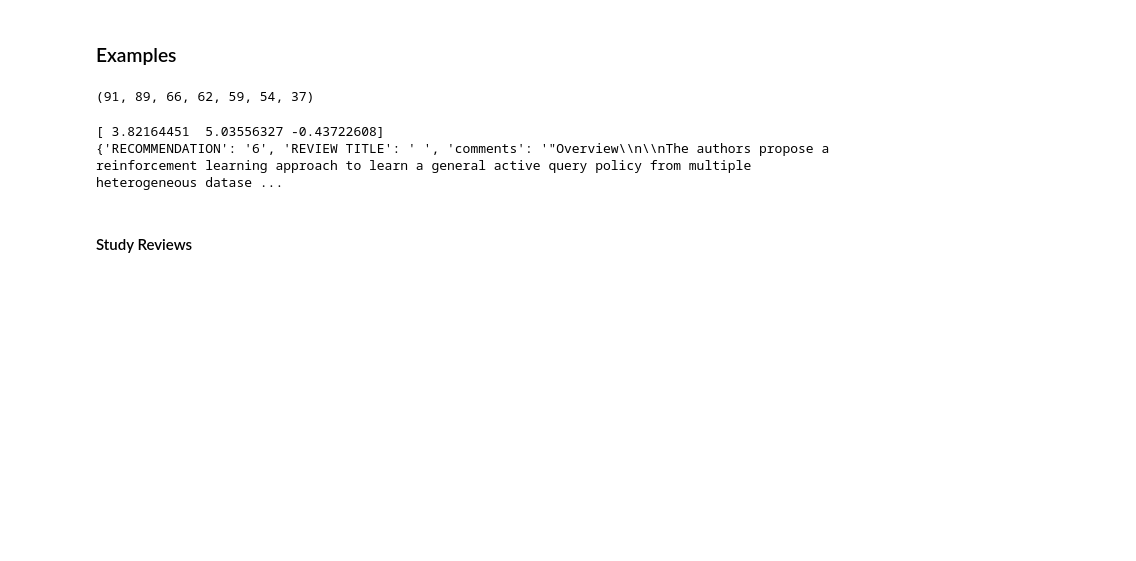
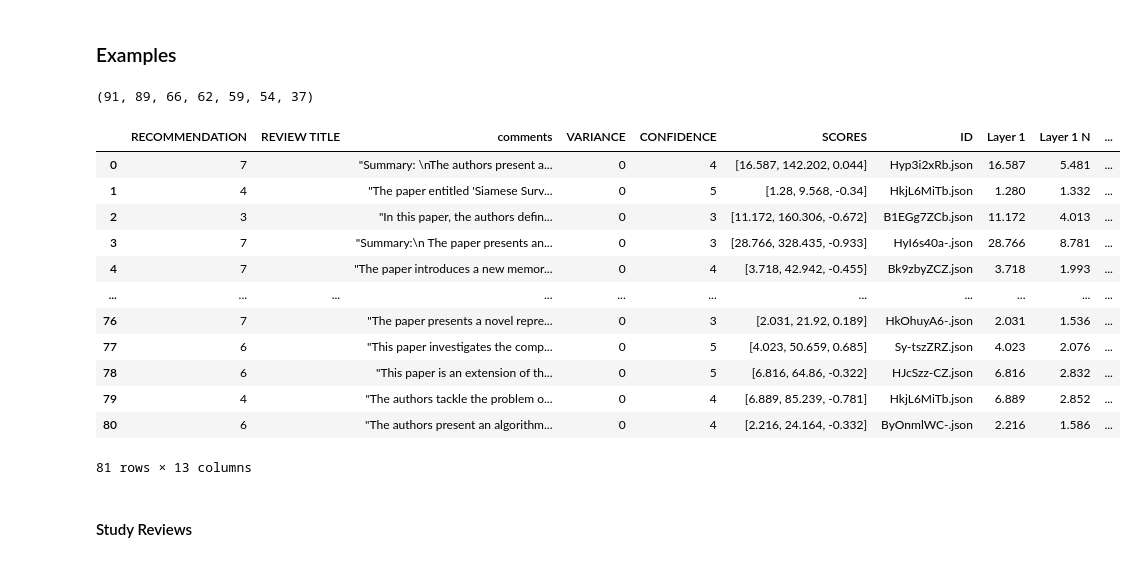
Before and after one commit to aritzzz/REV_SIG, a Jupyter notebook: train.ipynb, the cells around one changed output. Saved outputs shown, nothing was run; the diff lists cells and outputs as text; code cells hidden in the pictures; blank space fills up the shorter version.

```diff
--- a/train.ipynb
+++ b/train.ipynb
@@ -346,12 +314,9 @@ def normalize(s):
     return s
 # %%
-for i in [79]:
-    new_scores = normalize(review_text[i]['SCORES'])
-    print(new_scores)
-    print(review_text[i])
+# for i in [79]:
+#     new_scores = normalize(review_text[i]['SCORES'])
+#     print(new_scores)
+#     print(review_text[i])
-# %% [output]
-[ 3.82164451  5.03556327 -0.43722608]
-{'RECOMMENDATION': '6', 'REVIEW TITLE': ' ', 'comments': '"Overview\\n\\nThe authors propose a reinforcement learning approach to learn a general active query policy from multiple heterogeneous datase ...
 # %%
 for i, review in enumerate(review_text):
     new_scores = normalize(review_text[i]['SCORES'])
@@ -361,0 +337,16 @@ for i, review in enumerate(review_text):
+# %%
+tst_reviews
+# %% [output]
+|  | RECOMMENDATION | REVIEW TITLE | comments | VARIANCE | CONFIDENCE | SCORES | ID | Layer 1 | Layer 1 N | ... |
+| 0 | 7 |  | "Summary: \nThe authors present a... | 0 | 4 | [16.587, 142.202, 0.044] | Hyp3i2xRb.json | 16.587 | 5.481 | ... |
+| 1 | 4 |  | "The paper entitled 'Siamese Surv... | 0 | 5 | [1.28, 9.568, -0.34] | HkjL6MiTb.json | 1.280 | 1.332 | ... |
+| 2 | 3 |  | "In this paper, the authors defin... | 0 | 3 | [11.172, 160.306, -0.672] | B1EGg7ZCb.json | 11.172 | 4.013 | ... |
+| 3 | 7 |  | "Summary:\n The paper presents an... | 0 | 3 | [28.766, 328.435, -0.933] | HyI6s40a-.json | 28.766 | 8.781 | ... |
+| 4 | 7 |  | "The paper introduces a new memor... | 0 | 4 | [3.718, 42.942, -0.455] | Bk9zbyZCZ.json | 3.718 | 1.993 | ... |
+| ... | ... | ... | ... | ... | ... | ... | ... | ... | ... | ... |
+| 76 | 7 |  | "The paper presents a novel repre... | 0 | 3 | [2.031, 21.92, 0.189] | HkOhuyA6-.json | 2.031 | 1.536 | ... |
+| 77 | 6 |  | "This paper investigates the comp... | 0 | 5 | [4.023, 50.659, 0.685] | Sy-tszZRZ.json | 4.023 | 2.076 | ... |
+| 78 | 6 |  | "This paper is an extension of th... | 0 | 5 | [6.816, 64.86, -0.322] | HJcSzz-CZ.json | 6.816 | 2.832 | ... |
+| 79 | 4 |  | "The authors tackle the problem o... | 0 | 4 | [6.889, 85.239, -0.781] | HkjL6MiTb.json | 6.889 | 2.852 | ... |
+| 80 | 6 |  | "The authors present an algorithm... | 0 | 4 | [2.216, 24.164, -0.332] | ByOnmlWC-.json | 2.216 | 1.586 | ... |
+81 rows × 13 columns
```
Also changed, not shown: parts of 16 cells of this notebook, 7 other files.
